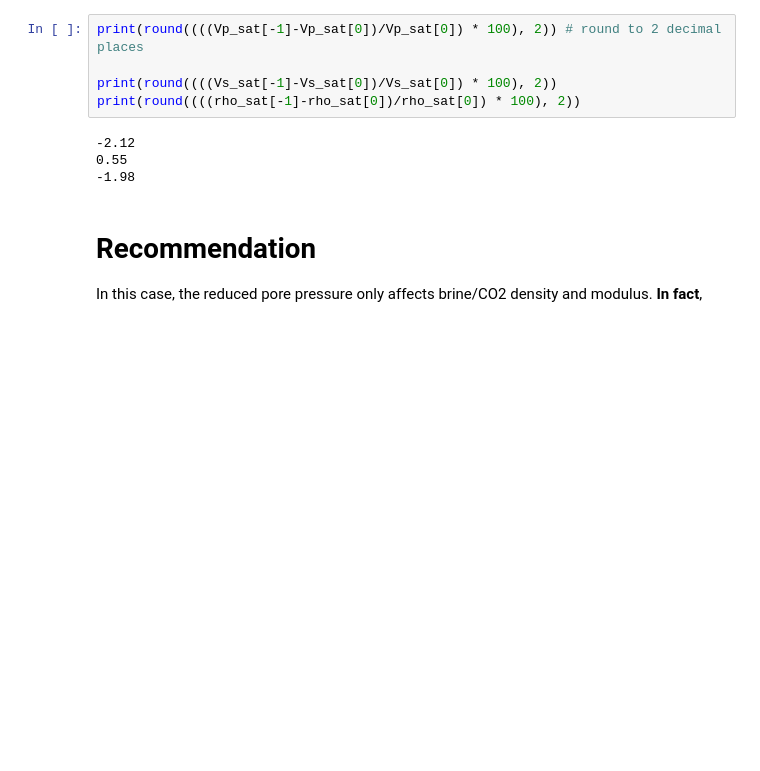
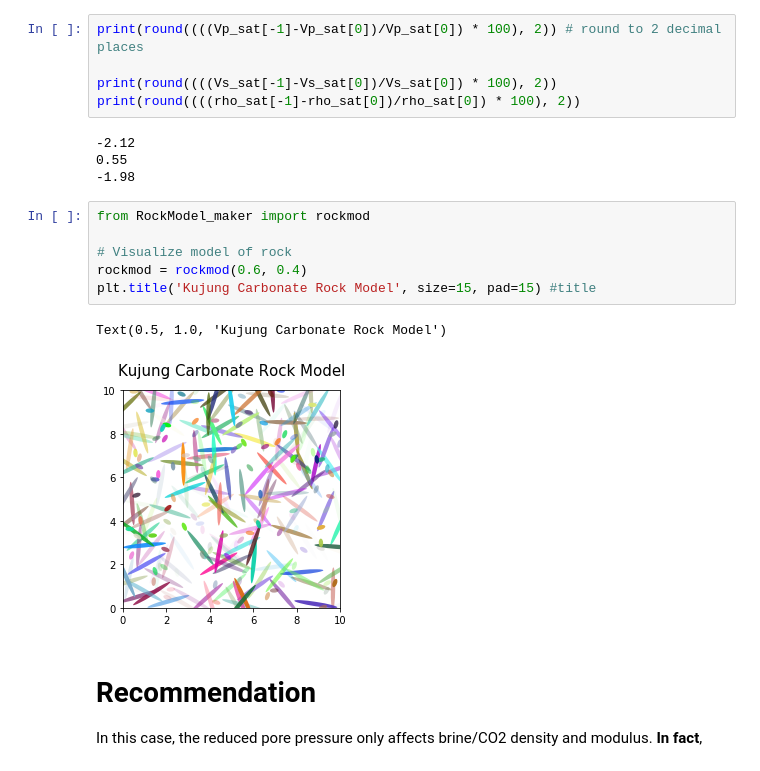
Before and after one commit to yohanesnuwara/carbon-capture-and-storage, a Jupyter notebook: main/02_rock_physics_modelling.ipynb, the cells around one changed output. Drawn from its saved outputs; the diff is of its cells as text; blank space fills up the shorter version.

```diff
--- a/main/02_rock_physics_modelling.ipynb
+++ b/main/02_rock_physics_modelling.ipynb
@@ -223,6 +271,15 @@ print(round((((rho_sat[-1]-rho_sat[0])/rho_sat[0]) * 100), 2))
 -2.12
 0.55
 -1.98
+# %%
+from RockModel_maker import rockmod
+
+# Visualize model of rock
+rockmod = rockmod(0.6, 0.4)
+plt.title('Kujung Carbonate Rock Model', size=15, pad=15) #title
+# %% [output]
+Text(0.5, 1.0, 'Kujung Carbonate Rock Model')
+[figure, added]
 # %% [markdown]
 # Recommendation
 
```
Also changed, not shown: parts of 7 cells of this notebook.
